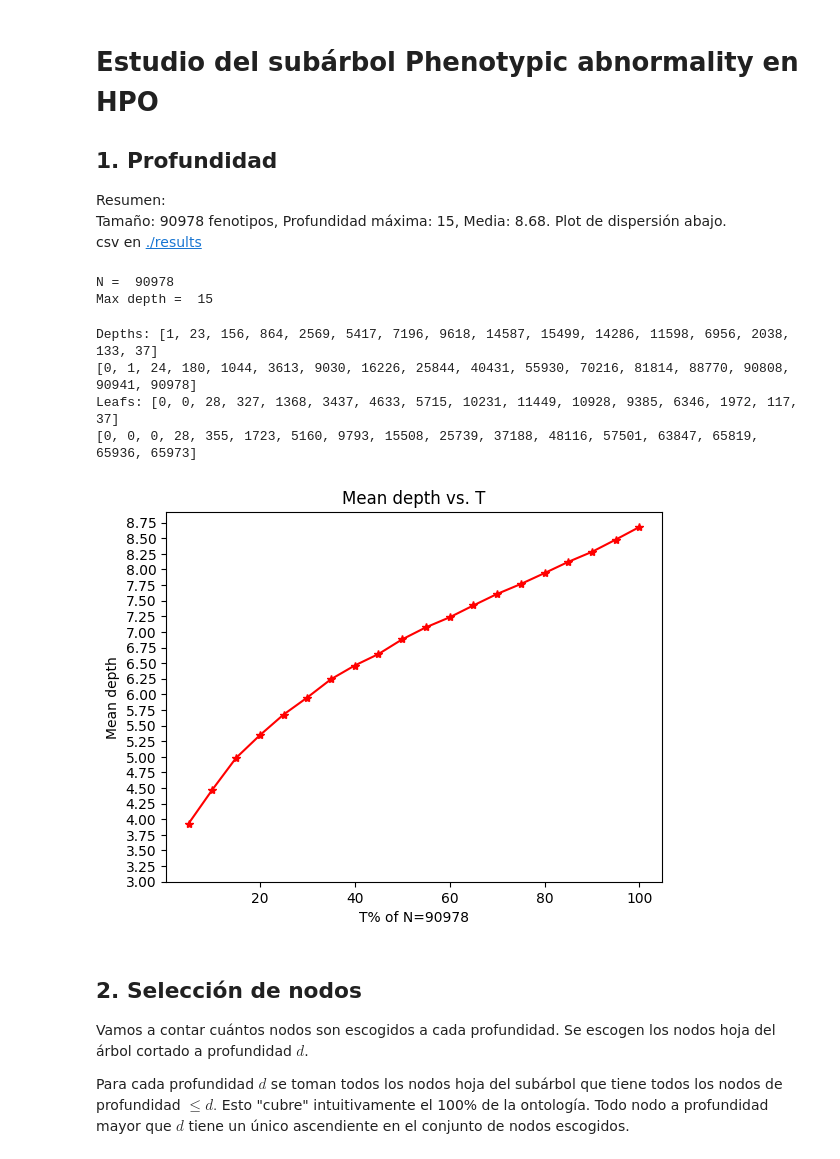
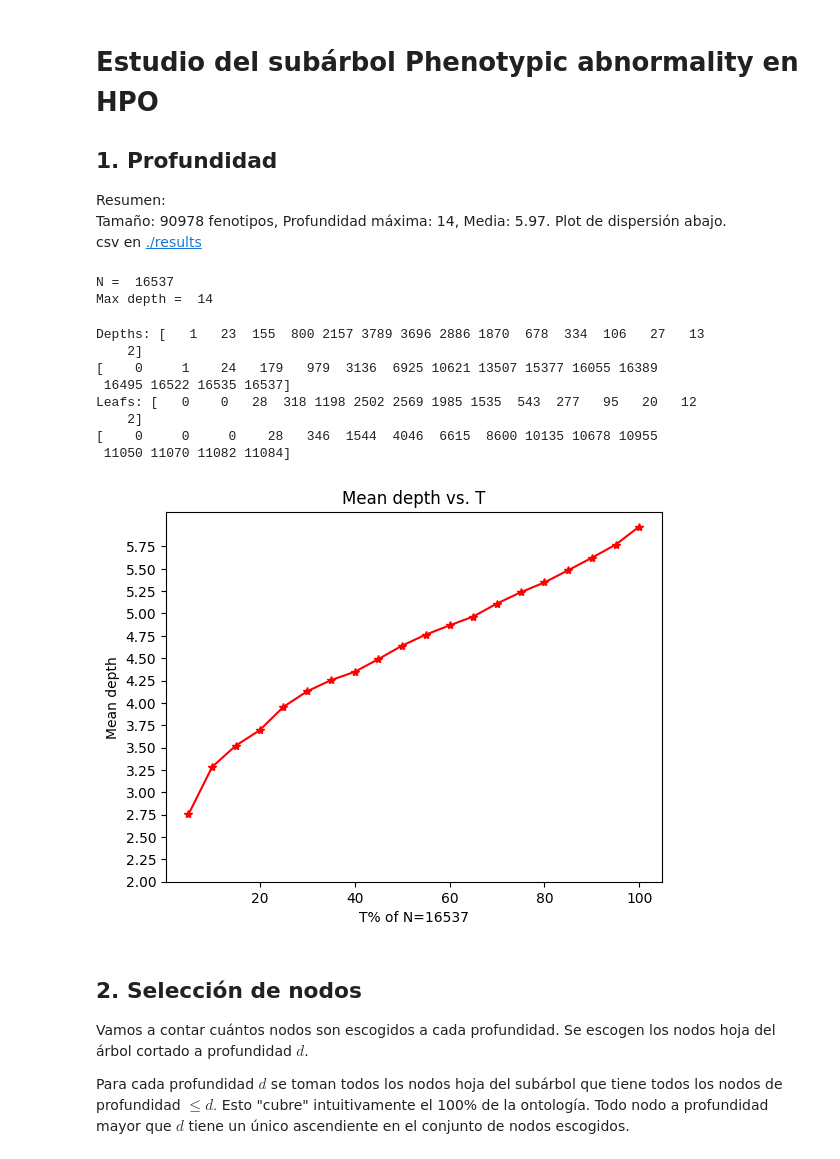
Before and after one commit to DgoMndez/DL-patogen-colab-DIIC, a Jupyter notebook: src/analysis/hpo-tree.ipynb, the cells around one changed output. Saved outputs shown, nothing was run; the diff lists cells and outputs as text; code cells hidden in the pictures.

```diff
--- a/src/analysis/hpo-tree.ipynb
+++ b/src/analysis/hpo-tree.ipynb
@@ -3,7 +3,7 @@
 
 ## 1. Profundidad
 Resumen:
-Tamaño: 90978 fenotipos, Profundidad máxima: 15, Media: 8.68.
+Tamaño: 90978 fenotipos, Profundidad máxima: 14, Media: 5.97.
 Plot de dispersión abajo.
 csv en [./results](./results)
 # %%
@@ -15,7 +15,8 @@ csv en [./results](./results)
 # 5. Para cada T = 10%N, 20%N, ..., 100%N:
 # a. Obtener la profundidad media de los T primeros nodos del subárbol
 # 6. Plot de dispersión de la profundidad media vs. T
-
+import numpy as np
+import pandas as pd
 from pyhpo import Ontology
 
 PATH_ONTO = "../pubmed-queries/hpo-22-12-15-data"
@@ -30,17 +31,23 @@ pha = onto.get_hpo_object('HP:0000118')
 
 N = 0
 h = 0
-MAXDEPTH = 15
+MAXDEPTH = 14
 
 # Array de profundidades: de 0 a MAX_DEPTH
 
-contProfundidades = [0] * (MAXDEPTH + 1)
-contHojas = [0]*(MAXDEPTH+1)
-sAux = [[pha,0]]
+from queue import Queue
 
-while not sAux == []:
-    nodo = sAux.pop()
+contProfundidades = np.array([0]*(MAXDEPTH+1))
+contHojas = np.array([0]*(MAXDEPTH+1))
+sAux = Queue()
+sAux.put([pha,0])
+visitados = {}
+while not sAux.empty():
+    nodo = sAux.get()
     p = nodo[0]
+    if p in visitados.keys():
+        visitados[p] = visitados[p] + 1
+        continue
     d = nodo[1]
     N = N + 1
     contProfundidades[d] = contProfundidades[d] + 1
@@ -48,23 +55,29 @@ while not sAux == []:
         h = d
     if p.children:
         for c in p.children:
-            sAux.append([c,d+1])
+            sAux.put([c,d+1])
     else:
         contHojas[d] = contHojas[d] + 1
+    visitados[p] = 1
+
+# Save map as pd
+
+df = pd.DataFrame.from_dict(visitados, orient='index')
+df.to_csv(rDir + '/visitados.csv')
 
 print("N = ", N)
 print("Max depth = ", h)
 # %% [output]
-N =  90978
-Max depth =  15
+N =  16537
+Max depth =  14
 # %%
 # 5. Para cada T = 10%N, 20%N, ..., 100%N:
 # a. Obtener la profundidad media de los T primeros nodos del subárbol
 
 # Array sumas acumuladas de contProfundidades
 
-accumDepth = [0] * (MAXDEPTH + 2)
-accumHojas = [0] * (MAXDEPTH + 2)
+accumDepth = np.array([0]*(MAXDEPTH+2))
+accumHojas = np.array([0]*(MAXDEPTH+2))
 for i in range(1,MAXDEPTH+2):
     accumDepth[i] = accumDepth[i-1] + contProfundidades[i-1]
     accumHojas[i] = accumHojas[i-1] + contHojas[i-1]
@@ -89,39 +102,42 @@ for j in range(0, nsteps):
         if acum + contProfundidades[i] > T*N:
             k = T*N - acum
             sum = sum + k*i
             acum = T*N
         else:
             sum = sum + contProfundidades[i]*i
             acum = acum + contProfundidades[i]
         i = i + 1
 
     #print("T = ", T, " profundidad media total = ", sum/(T*N))
     meanDepth[j] = sum/(T*N)
 
 # 6. Plot de dispersión de la profundidad media vs. T
 
 import matplotlib.pyplot as plt
 import numpy as np
 
 T = np.arange(step,100+step,step)
 plt.plot(T, meanDepth, 'r')
 plt.plot(T, meanDepth, 'r*')
 plt.xlabel(f'T% of N={N}')
 plt.ylabel('Mean depth')
 plt.yticks(np.arange(int(meanDepth[0]), int(meanDepth[-1])+1, 0.25))
 plt.title('Mean depth vs. T')
 plt.show()
 
 # Save mean depth
-import pandas as pd
 df = pd.DataFrame({'T': T, 'Mean depth': meanDepth})
 df.to_csv(rDir + '/mean_depth.csv', index=False)
 # %% [output]
-Depths: [1, 23, 156, 864, 2569, 5417, 7196, 9618, 14587, 15499, 14286, 11598, 6956, 2038, 133, 37]
-[0, 1, 24, 180, 1044, 3613, 9030, 16226, 25844, 40431, 55930, 70216, 81814, 88770, 90808, 90941, 90978]
-Leafs: [0, 0, 28, 327, 1368, 3437, 4633, 5715, 10231, 11449, 10928, 9385, 6346, 1972, 117, 37]
-[0, 0, 0, 28, 355, 1723, 5160, 9793, 15508, 25739, 37188, 48116, 57501, 63847, 65819, 65936, 65973]
+Depths: [   1   23  155  800 2157 3789 3696 2886 1870  678  334  106   27   13
+    2]
+[    0     1    24   179   979  3136  6925 10621 13507 15377 16055 16389
+ 16495 16522 16535 16537]
+Leafs: [   0    0   28  318 1198 2502 2569 1985 1535  543  277   95   20   12
+    2]
+[    0     0     0    28   346  1544  4046  6615  8600 10135 10678 10955
+ 11050 11070 11082 11084]
-[figure, old version]
+[figure, new version]
 # %% [markdown]
 ## 2. Selección de nodos
 Vamos a contar cuántos nodos son escogidos a cada profundidad. Se escogen los nodos hoja del árbol cortado a profundidad $d$.
```
Also changed, not shown: parts of 2 cells of this notebook, 3 other files.
